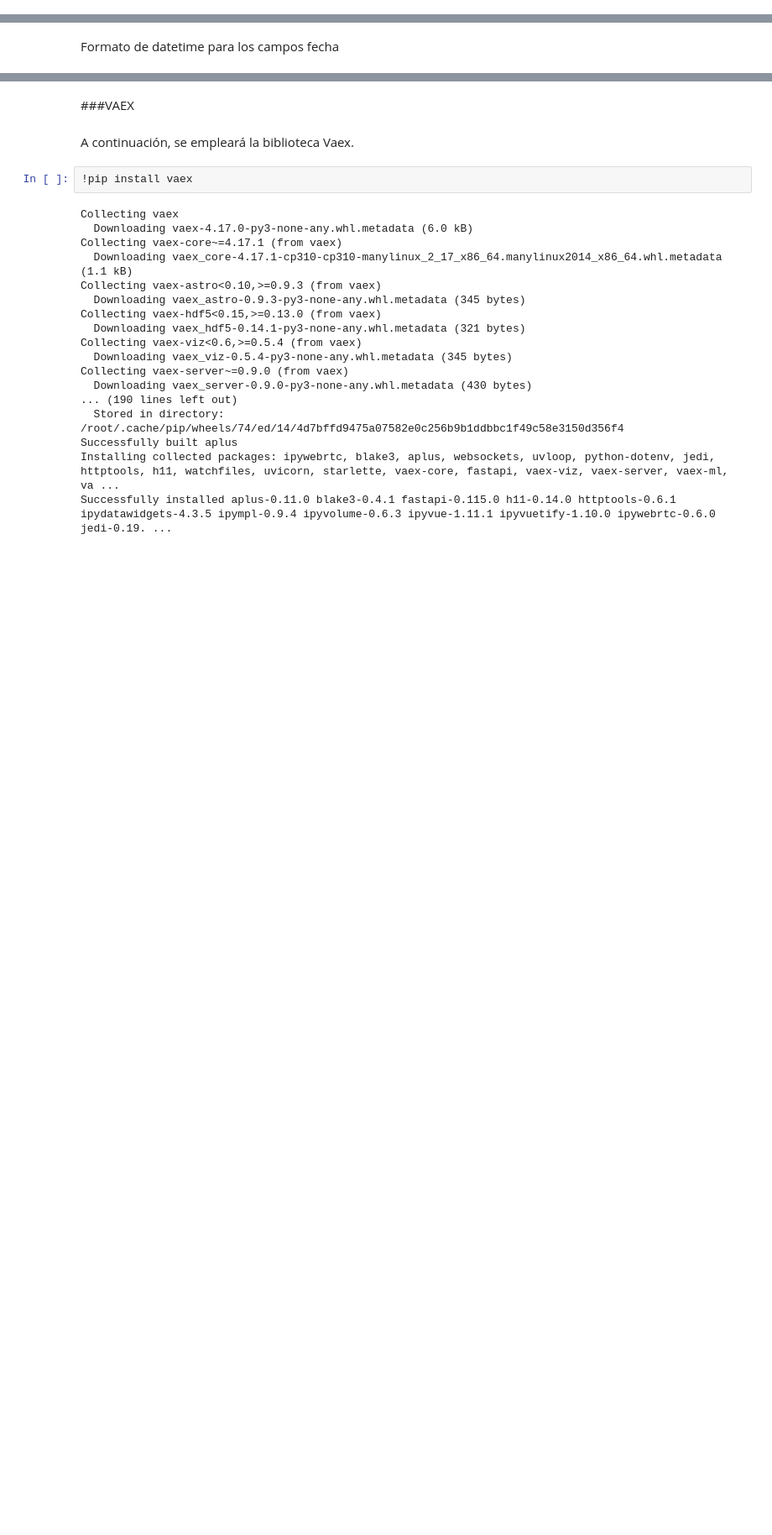
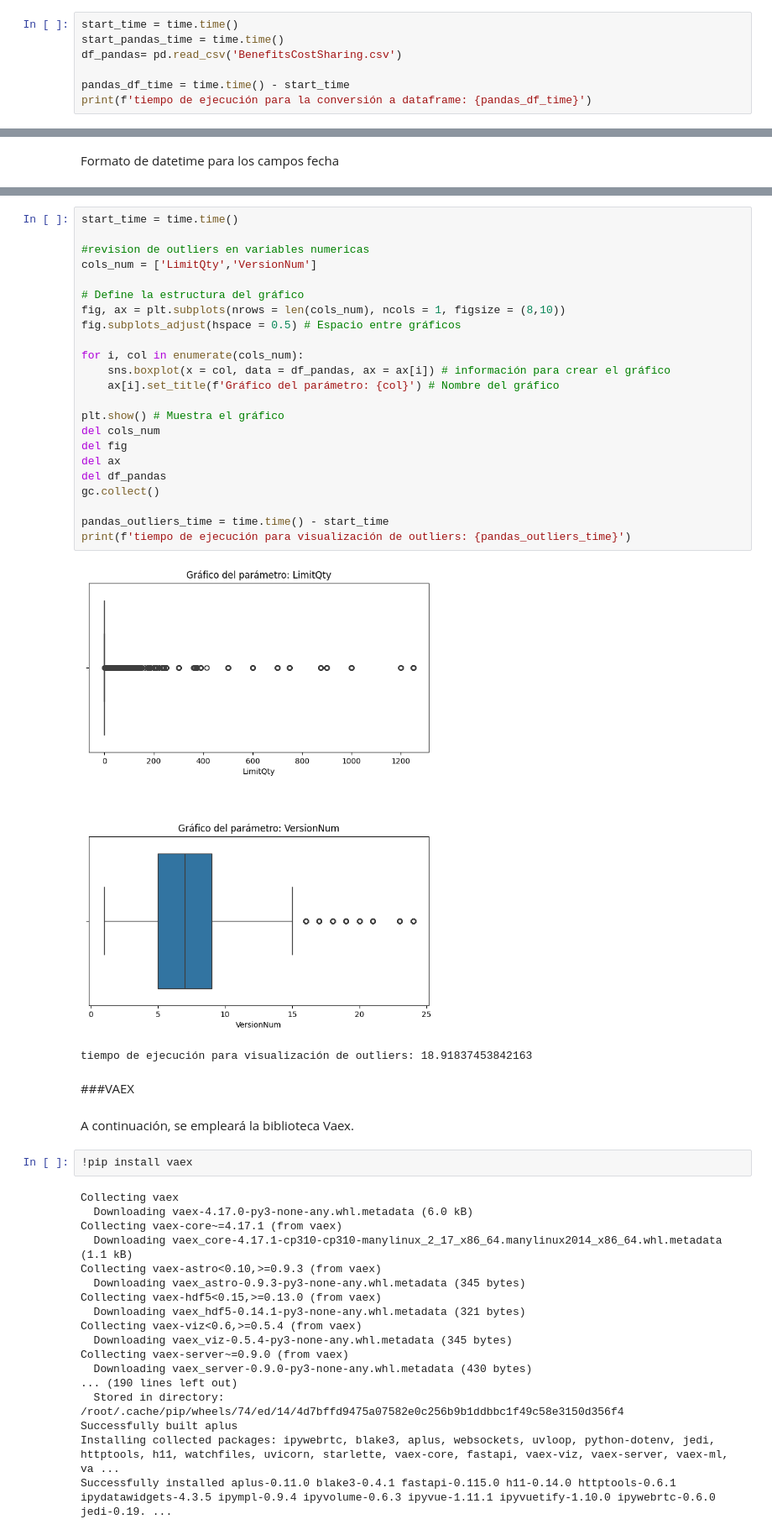
Before and after one commit to calerovillalobos10/Veax-vs-Pandas-Limpieza_Transf_Data-, a Jupyter notebook: Tarea_PF3347.ipynb, the cells around one changed output, grey strips where cells are left out. Shown at 84% size. Drawn from its saved outputs; the diff is of its cells as text; blank space fills up the shorter version.

```diff
--- a/Tarea_PF3347.ipynb
+++ b/Tarea_PF3347.ipynb
@@ -367,0 +385,7 @@ df_pandas.head()
+# %%
+start_time = time.time()
+start_pandas_time = time.time()
+df_pandas= pd.read_csv('BenefitsCostSharing.csv')
+
+pandas_df_time = time.time() - start_time
+print(f'tiempo de ejecución para la conversión a dataframe: {pandas_df_time}')
@@ -594,3 +637,29 @@ gc.collect()
+# %%
+start_time = time.time()
+
+#revision de outliers en variables numericas
+cols_num = ['LimitQty','VersionNum']
+
+# Define la estructura del gráfico
+fig, ax = plt.subplots(nrows = len(cols_num), ncols = 1, figsize = (8,10))
+fig.subplots_adjust(hspace = 0.5) # Espacio entre gráficos
+
+for i, col in enumerate(cols_num):
+    sns.boxplot(x = col, data = df_pandas, ax = ax[i]) # información para crear el gráfico
+    ax[i].set_title(f'Gráfico del parámetro: {col}') # Nombre del gráfico
+
+plt.show() # Muestra el gráfico
+del cols_num
+del fig
+del ax
+del df_pandas
+gc.collect()
+
+pandas_outliers_time = time.time() - start_time
+print(f'tiempo de ejecución para visualización de outliers: {pandas_outliers_time}')
+# %% [output]
+[figure, added]
+tiempo de ejecución para visualización de outliers: 18.91837453842163
 # %% [markdown]
 ###VAEX
 # %% [markdown]
```
Also changed, not shown: parts of 83 cells of this notebook.
